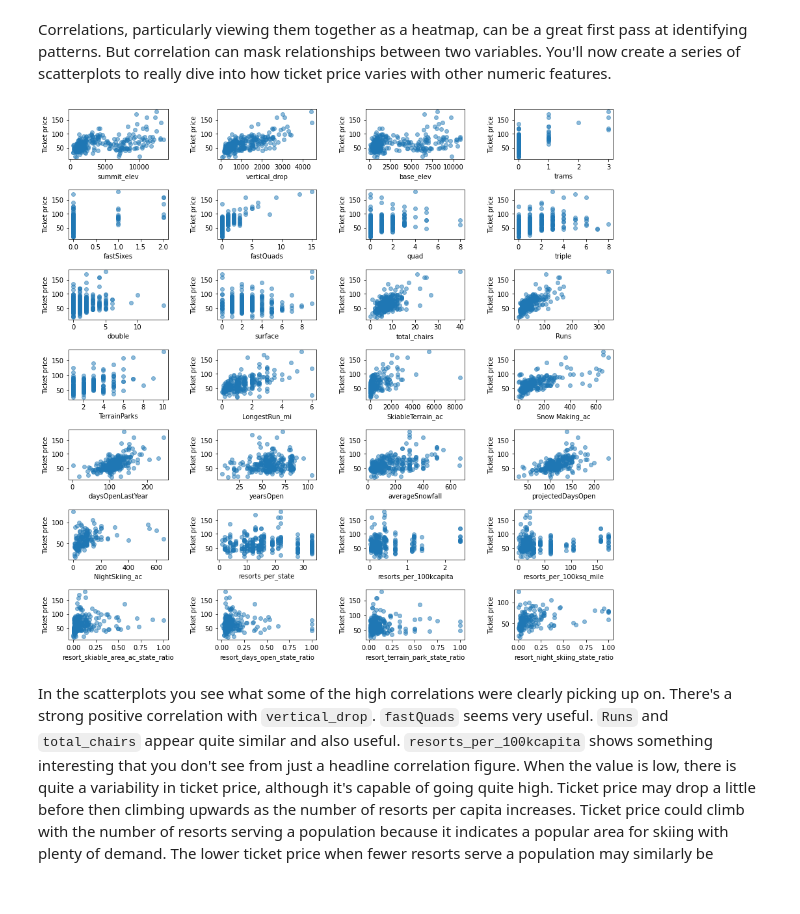
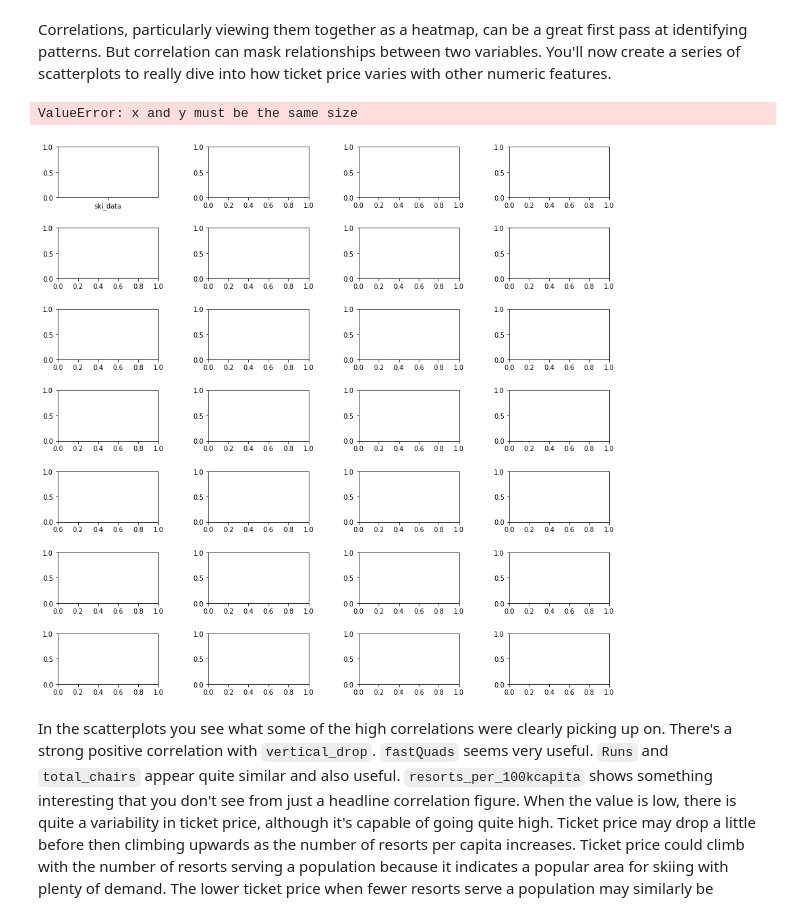
Before and after one commit to jujucodes/DataScienceGuidedCapstone, a Jupyter notebook: Notebooks/03_exploratory_data_analysis.ipynb, the cells around one changed output. Cells and saved outputs as stored; diff of their text form; code cells hidden in the pictures.

```diff
--- a/Notebooks/03_exploratory_data_analysis.ipynb
+++ b/Notebooks/03_exploratory_data_analysis.ipynb
@@ -711,9 +794,10 @@ def scatterplots(columns, ncol=None, figsize=(15, 8)):
 #are _not_ any of 'Name', 'Region', 'state', or 'AdultWeekend'
 features = ['ski_data' for j in ski_data.columns if j not in ['Name', 'Region', 'state', 'AdultWeekend']]
 # %%
-scatterplots(features, ncol=4, figsize=(15, 15))
+# scatterplots(features, ncol=4, figsize=(15, 15))
 # %% [output]
+ValueError: x and y must be the same size
-[figure, old version]
+[figure, new version]
 # %% [markdown]
 In the scatterplots you see what some of the high correlations were clearly picking up on. There's a strong positive correlation with `vertical_drop`. `fastQuads` seems very useful. `Runs` and `total_chairs` appear quite similar and also useful. `resorts_per_100kcapita` shows something interesting that you don't see from just a headline correlation figure. When the value is low, there is quite a variability in ticket price, although it's capable of going quite high. Ticket price may drop a little before then climbing upwards as the number of resorts per capita increases. Ticket price could climb with the number of resorts serving a population because it indicates a popular area for skiing with plenty of demand. The lower ticket price when fewer resorts serve a population may similarly be because it's a less popular state for skiing. The high price for some resorts when resorts are rare (relative to the population size) may indicate areas where a small number of resorts can benefit from a monopoly effect. It's not a clear picture, although we have some interesting signs.
 # %% [markdown]
```
Also changed, not shown: parts of 15 cells of this notebook, 4 other files.
